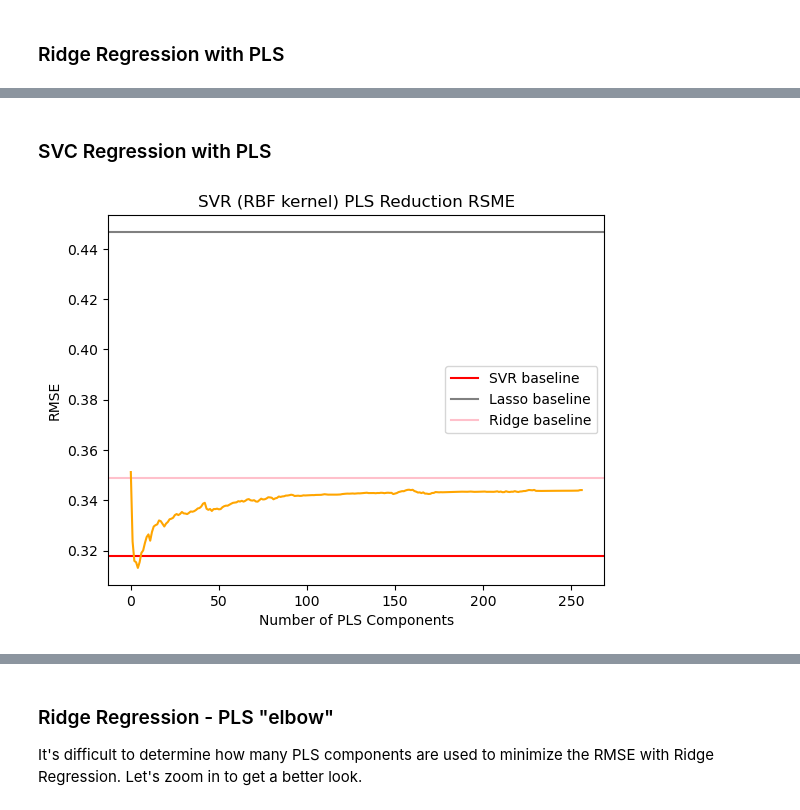
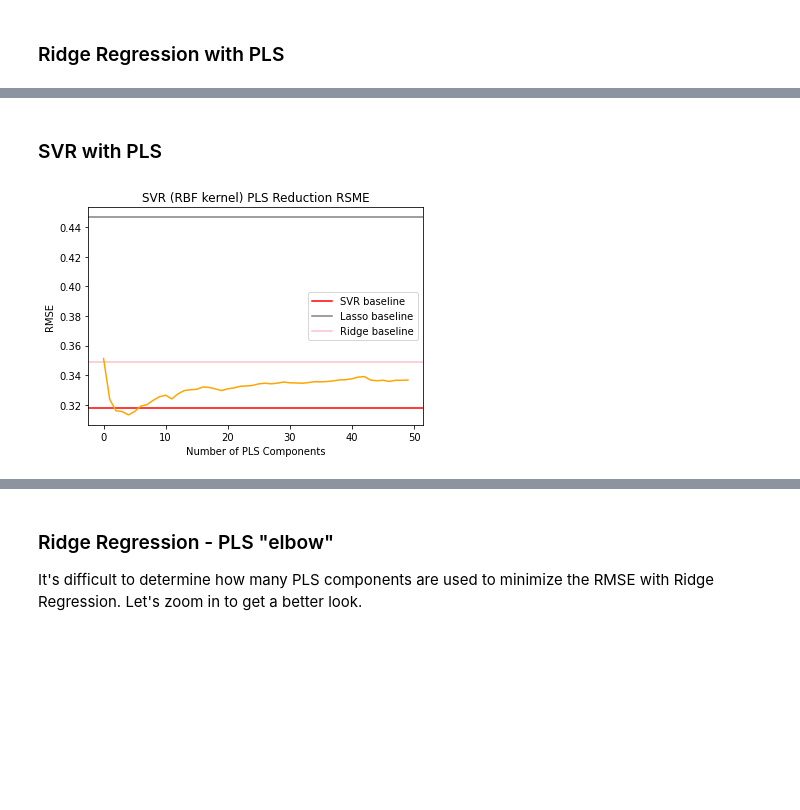
Before and after one commit to haddocksmack/bgg_ml, a Jupyter notebook: BGG_ML_clean.ipynb, the cells around one changed output, grey strips where cells are left out. Cells and saved outputs as stored; diff of their text form; code cells hidden in the pictures; blank space fills up the shorter version.

```diff
--- a/BGG_ML_clean.ipynb
+++ b/BGG_ML_clean.ipynb
@@ -411,22 +376,22 @@ plt.title('Ridge Regression PLS Reduction RSME');
 # %% [markdown]
-### SVC Regression with PLS
+### SVR with PLS
 # %%
-svc_rbf_pls = SVR(kernel='rbf')
+svr_rbf_pls = SVR(kernel='rbf')
 
-# Fit through 257 components and run with Linear Regression
-svc_pls_rmses = component_reduction(X_train, y_train, svc_rbf_pls, max_components=257, pca=False)
+# Fit through 50 components and run with Linear Regression
+svr_pls_rmses = component_reduction(X_train, y_train, svr_rbf_pls, max_components=50, pca=False)
 # %%
 # add baselines
 add_baselines(baselines)
 
-plt.plot(svc_pls_rmses, color='orange')
+plt.plot(svr_pls_rmses, color='orange')
 
 plt.legend()
 plt.xlabel('Number of PLS Components')
 plt.ylabel('RMSE')
 plt.title('SVR (RBF kernel) PLS Reduction RSME');
 # %% [output]
-[figure, old version]
+[figure, new version]
 # %%
 # add baselines
 add_baselines(baselines)
```
Also changed, not shown: parts of 45 cells of this notebook, 6 other files.
